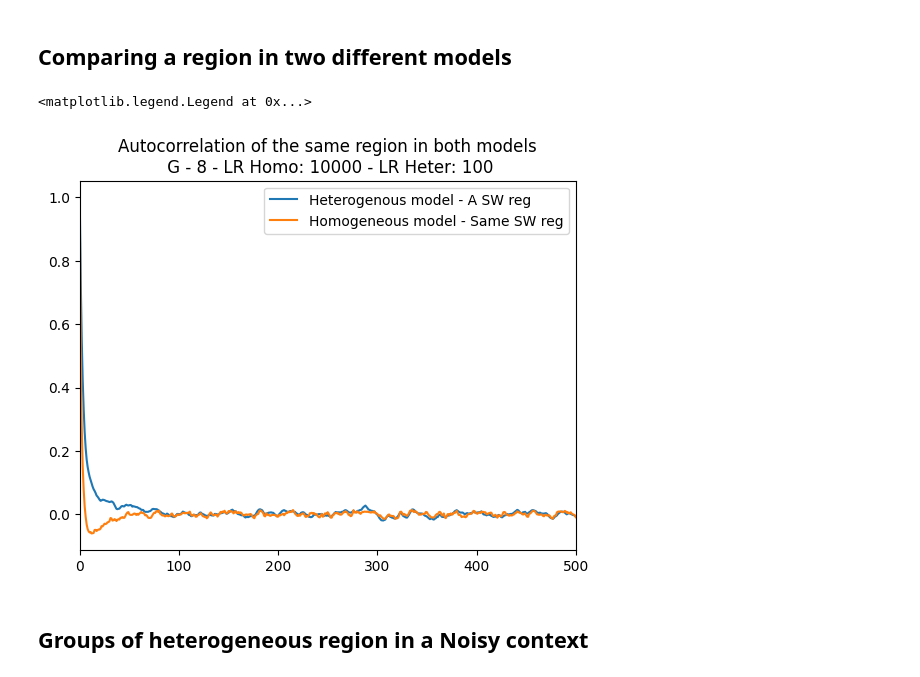
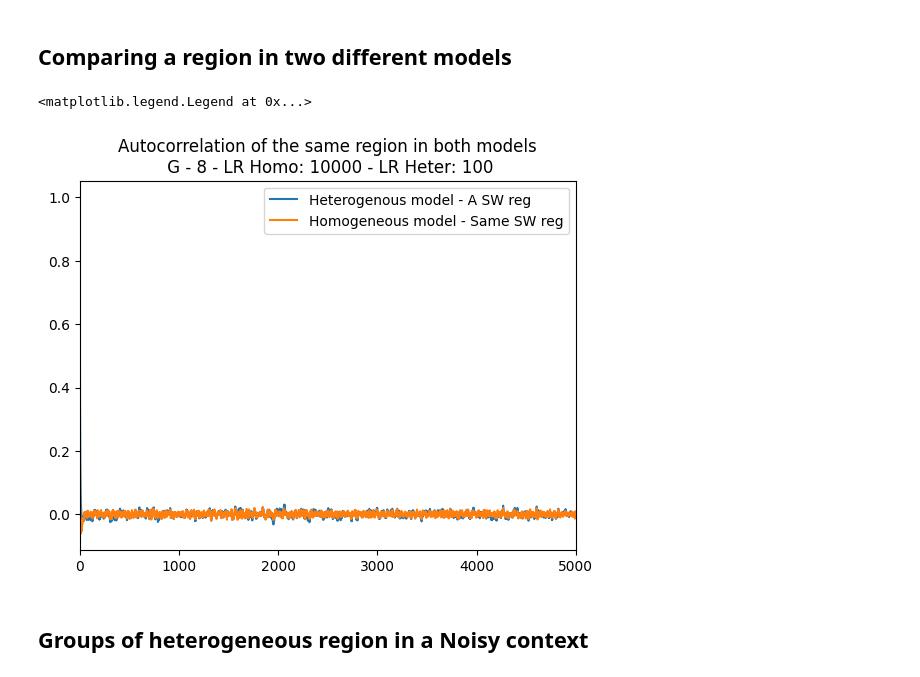
Before and after one commit to Picardian14/dyn_fic_dmf, a Jupyter notebook: python/hetero_plasticity.ipynb, the cells around one changed output. Saved outputs shown, nothing was run; the diff lists cells and outputs as text; code cells hidden in the pictures.

Commit message:
changes with decay

```diff
--- a/python/hetero_plasticity.ipynb
+++ b/python/hetero_plasticity.ipynb
@@ -171,7 +177,7 @@ params['obj_rate'] = 3.44
 LR = 10000
 DECAY = np.exp(a+np.log(LR)*b)
 params['lr_vector'] = np.ones(N)*LR
-params['taoj'] =  DECAY
+params['taoj_vector'] =  np.ones(N)*DECAY
 params['J'] = 0.75*params['G']*params['C'].sum(axis=0).squeeze() + 1
 params["with_decay"] = True
 params["with_plasticity"] = True
@@ -196,6 +202,9 @@ params_heter = params.copy()
 params_heter['lr_vector'] = np.ones(N)*LR
 HET_LR = 100
 params_heter['lr_vector'][HET_REGION] = HET_LR
+HET_DECAY = np.exp(a+np.log(HET_LR)*b)
+params_heter['taoj_vector'] =  np.ones(N)*DECAY
+params_heter['taoj_vector'][HET_REGION] = HET_DECAY
 rates_heter, rates_inh_heter, bold_heter, fic_t_heter = dmf.run(params_heter, 50000)
 # %%
 plt.plot(rates_heter[HET_REGION,:5000], label="Het region", linestyle="-.")
@@ -251,7 +260,7 @@ params['obj_rate'] = 3.44
 LR = 10000
 DECAY = np.exp(a+np.log(LR)*b)
 params['lr_vector'] = np.ones(N)*LR
-params['taoj'] =  DECAY
+params['taoj_vector'] =  np.ones(N)*DECAY
 params['J'] = 0.75*params['G']*params['C'].sum(axis=0).squeeze() + 1
 params["with_decay"] = True
 params["with_plasticity"] = True
@@ -264,6 +273,9 @@ params_heter = params.copy()
 params_heter['lr_vector'] = np.ones(N)*LR
 HET_LR = 100
 params_heter['lr_vector'][HET_REGION] = HET_LR
+HET_DECAY = np.exp(a+np.log(HET_LR)*b)
+params_heter['taoj_vector'] =  np.ones(N)*DECAY
+params_heter['taoj_vector'][HET_REGION] = HET_DECAY
 rates_heter, rates_inh_heter, bold_heter, fic_t_heter = dmf.run(params_heter, 50000)
 # %%
 
@@ -272,14 +284,14 @@ autocorr_homo_onereg = get_autcorr(rates_dyn[HET_REGION,:])
 # %%
 lags = np.arange(0,len(autocorr_homo_onereg))
 plt.plot(lags, autocorr_hete_onereg,label='Heterogenous model - A SW reg')
 plt.plot(lags,autocorr_homo_onereg,label='Homogeneous model - Same SW reg')
 
-plt.xlim([0,500])
+plt.xlim([0,5000])
 plt.title(f"Autocorrelation of the same region in both models\n G - {params['G']} - LR Homo: {LR} - LR Heter: {HET_LR}")
 plt.legend()
 # %% [output]
 <matplotlib.legend.Legend at 0x...>
-[figure, old version]
+[figure, new version]
 # %% [markdown]
 ## Groups of heterogeneous region in a Noisy context
 # %%
```
Also changed, not shown: parts of 16 cells of this notebook, 2 other files.
